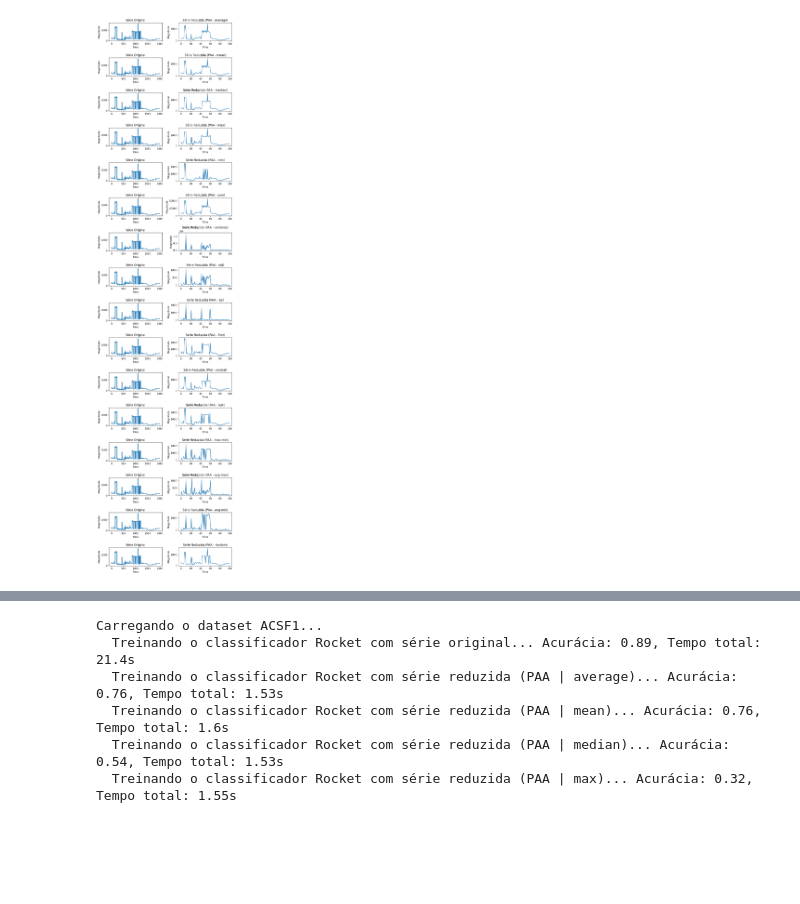
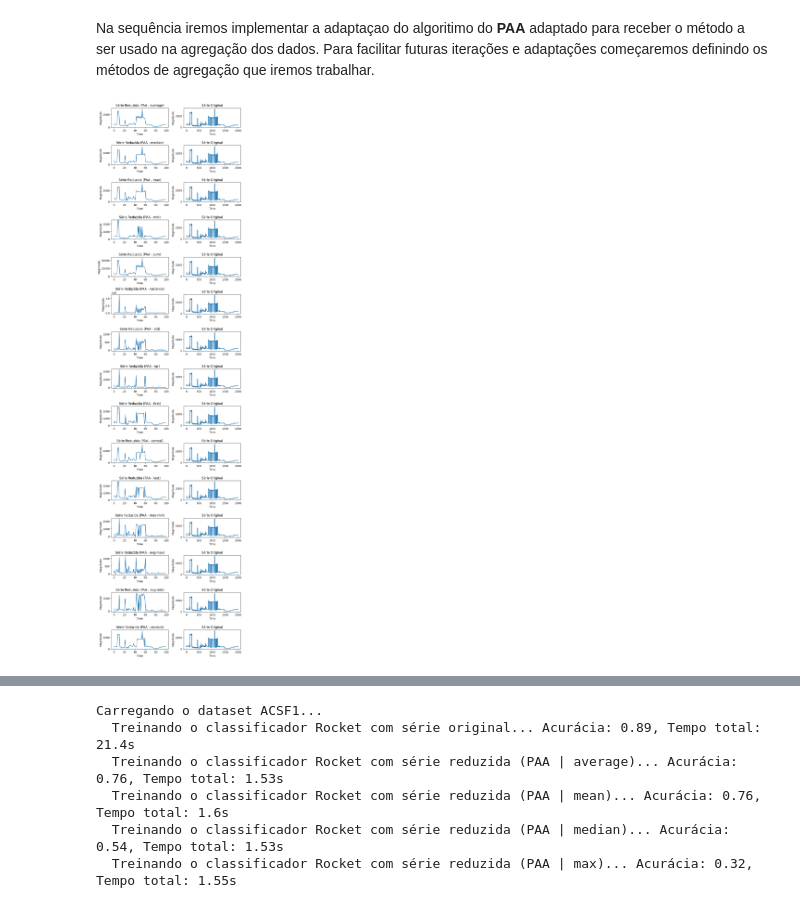
Before and after one commit to MoroFernando/time-series-dimensionality-reduction, a Jupyter notebook: main.ipynb, the cells around one changed output, grey strips where cells are left out. Saved outputs shown, nothing was run; the diff lists cells and outputs as text; code cells hidden in the pictures; blank space fills up the shorter version.

Commit message:
refacotred paa tests

```diff
--- a/main.ipynb
+++ b/main.ipynb
@@ -80 +111,3 @@ plt.legend()
+# %% [markdown]
+Na sequência iremos implementar a adaptaçao do algoritimo do **PAA** adaptado para receber o método a ser usado na agregação dos dados. Para facilitar futuras iterações e adaptações começaremos definindo os métodos de agregação que iremos trabalhar.
 # %%
@@ -98,57 +130,51 @@ aggregations = {
     'random': lambda x: np.random.choice(x)
 }
 # %%
-# Algoritimo usado para reduzir a dimensionalidade das séries temporais usando PAA (Piecewise Aggregate Approximation)
-# com adaptacão para permitir diferentes funções de agregação
-def PAA(s, w, agg='mean'):
-    # Valida se a função de agregação recebida como argumento pertence ao dicionário de funções suportadas.
+# Aqui implemetamos a adaptação do algorítmo PAA para receber o método de agregação como argumento.
+# Além do argumento 'agg' que define a função de agregação, o PAA recebe como argumentos a série temporal 's' que será reduzida e o novo tamanho 'w' desejado.
+def PAA(s, w, agg='average'):
     if agg not in aggregations:
         raise ValueError(f"Função de agregação '{agg}' é inválida ou não suportada.")
 
-    # Salva o tamanho da série temporal original.
     n = len(s)
-
-    # Converte a série temporal em um array numpy para melhor performance.
     s = np.array(s)
 
-    # Cria n valores uniformemente espaçados entre 0 (inclusivo) e w (exclusivo).
-    # Cada ponto da série é mapeado para um valor entre 0 e w.
-    # Por exemplo: n=9 e w=3 será [0,0,0,1,1,1,3,3,3]
+    # Aqui criamos n valores uniformemente espaçados entre 0 e w (exclusivo).
+    # Por exemplo: n=6 e w=2 será [0,0,0,1,1,1]
     idx = np.floor(np.linspace(0, w, n, endpoint=False)).astype(int)
 
-    # Agrega os pontos da série temporal usando a função de agregação escolhida.
+    # Aqui iteramos sobre o tamanho desejado 'w' e aplicamos uma máscara para selecionar os pontos da série que pertencem a cada segmento.
+    # Por exemplo: n=6 e w=2, o idx resultante será:
+    #              [True, True, True, False, False, False] para w = 0
+    #              Assim podemos selecionar os pontos da série que pertencem a cada segmento.
     res = [aggregations[agg](s[idx == i]) for i in range(w)]
 
     return np.array(res)
 # %%
-# Testa o algoritmo PAA na nossa instância de teste usando todos as funções de agregação suportadas
-# Inicia criando uma lista com os nomes dos métodos de agregaçao suportados
-agg_methods = list(aggregations.keys())
+# Podemos testar o PAA com todos os métodos de agregação na instância 'serie' (idx = 34) do dataset "HouseTwenty" carregada anteriormente
+# Neste exemplo vamos aplicar uma redução para 100 pontos
+w = 100
 
-# Define o tamanho que a série reduzida deve ter
-reduce_size = 100
+# Começamos criando a estrutura de plots com 2 colunas (original e reduzida) e uma linha para cada método de agregação
+fig, axes = plt.subplots(len(aggregations.keys()), 2, figsize=(8, 2*len(aggregations.keys())))
 
-# Cria a estrutura de plots com 2 colunas (original e reduzida) e uma linha para cada método de agregação
-fig, axes = plt.subplots(len(agg_methods), 2, figsize=(8, 2*len(agg_methods)))
+# Iteramos sobre todos os métodos de agregação que definimos e plota os resultados da redução
+for i, method in enumerate(aggregations.keys()):
+    reduced = PAA(serie, w, agg=method)
 
-# Iterar sobre os métodos de agregação e plota os resultados
-for i, method in enumerate(agg_methods):
-    reduced = PAA(test_instance, reduce_size, agg=method)
-
-    # Plot da intancia de teste original.
-    # Foi optado por plotar a série original em cada linha para facilitar a comparação visual.
-    axes[i, 0].plot(test_instance)
-    axes[i, 0].set_title('Série Original')
+    # Plot da série reduzida
+    axes[i, 0].plot(reduced)
+    axes[i, 0].set_title(f'Série Reduzida (PAA - {method})')
     axes[i, 0].set_xlabel('Time')
     axes[i, 0].set_ylabel('Magnitude')
 
-    # Plot da série reduzida
-    axes[i, 1].plot(reduced)
-    axes[i, 1].set_title(f'Série Reduzida (PAA - {method})')
+    # Plot da intancia original para comparação.
+    axes[i, 1].plot(serie)
+    axes[i, 1].set_title('Série Original')
     axes[i, 1].set_xlabel('Time')
     axes[i, 1].set_ylabel('Magnitude')
 
 plt.tight_layout()
 plt.show()
 # %% [output]
-[figure, old version]
+[figure, new version]
```
Also changed, not shown: parts of 21 cells of this notebook.
